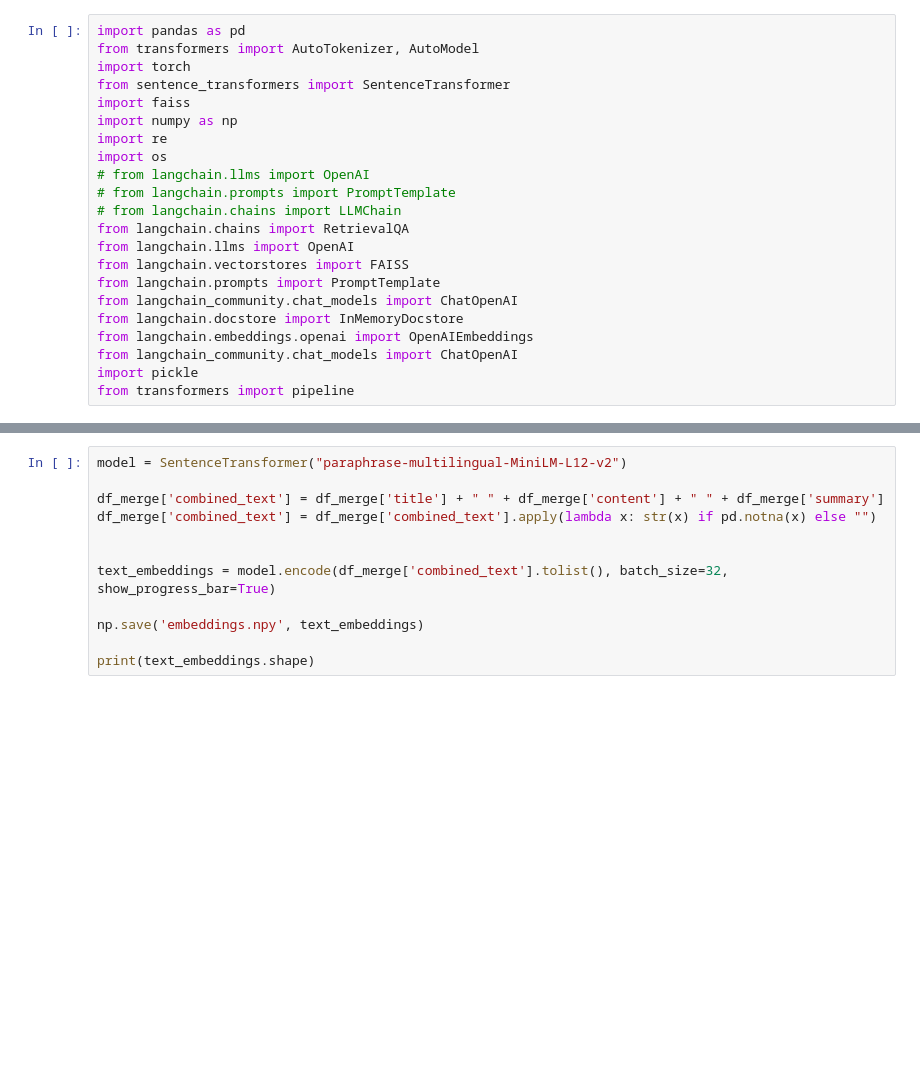
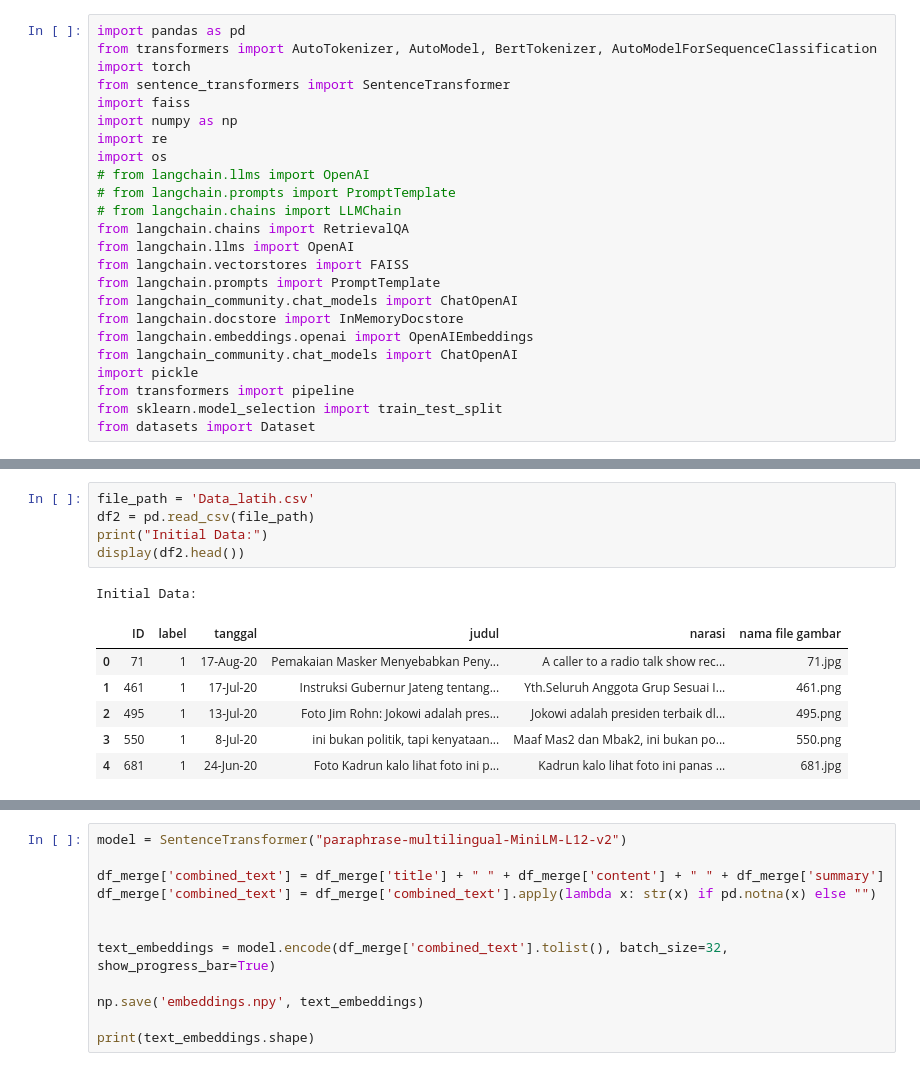
Before and after one commit to AdyatamaMH/Artificial-Intelligence, a Jupyter notebook: cleaned_data_AI/AINewsData.ipynb, the cells around one changed output, grey strips where cells are left out. Drawn from its saved outputs; the diff is of its cells as text; blank space fills up the shorter version.

```diff
--- a/cleaned_data_AI/AINewsData.ipynb
+++ b/cleaned_data_AI/AINewsData.ipynb
@@ -1,6 +1,6 @@
 # %%
 import pandas as pd
-from transformers import AutoTokenizer, AutoModel
+from transformers import AutoTokenizer, AutoModel, BertTokenizer, AutoModelForSequenceClassification
 import torch
 from sentence_transformers import SentenceTransformer
 import faiss
@@ -20,6 +20,8 @@ from langchain.embeddings.openai import OpenAIEmbeddings
 from langchain_community.chat_models import ChatOpenAI
 import pickle
 from transformers import pipeline
+from sklearn.model_selection import train_test_split
+from datasets import Dataset
 # %%
 file_path = 'data.csv'
 df = pd.read_csv(file_path)
@@ -33,3 +35,16 @@ Initial Data:
 | 2 | 85 | tempo | HNW Mendukung Jamaah Umroh First ... | https://statik.tempo.co/data/2023... | https://nasional.tempo.co/read/16... | INFO NASIONAL - Wakil Ketua MPR R... | 2023-03-04 06:18:04+00 | [0.00841488,-0.023665192,0.006762... | 2023-03-04 07:03:39.039332 | 2023-03-04 07:03:39.039332 | ... |
 | 3 | 86 | tempo | Tim Dokkes Polri Telah Terima 14 ... | https://statik.tempo.co/data/2023... | https://nasional.tempo.co/read/16... | TEMPO.CO, Jakarta - Tim Kedoktera... | 2023-03-04 06:44:10+00 | [-0.012671886,-0.0039057182,0.019... | 2023-03-04 07:03:39.039332 | 2023-03-04 07:03:39.039332 | ... |
 | 4 | 87 | tempo | Bamsoet Ajak Komunitas Otomotif K... | https://statik.tempo.co/data/2023... | https://nasional.tempo.co/read/16... | INFO NASIONAL - Ketua MPR RI seka... | 2023-03-04 06:38:57+00 | [-0.015486176,-0.0125719,-0.01228... | 2023-03-04 07:03:39.039332 | 2023-03-04 07:03:39.039332 | ... |
+# %%
+file_path = 'Data_latih.csv'
+df2 = pd.read_csv(file_path)
+print("Initial Data:")
+display(df2.head())
+# %% [output]
+Initial Data:
+|  | ID | label | tanggal | judul | narasi | nama file gambar |
+| 0 | 71 | 1 | 17-Aug-20 | Pemakaian Masker Menyebabkan Peny... | A caller to a radio talk show rec... | 71.jpg |
+| 1 | 461 | 1 | 17-Jul-20 | Instruksi Gubernur Jateng tentang... | Yth.Seluruh Anggota Grup Sesuai I... | 461.png |
+| 2 | 495 | 1 | 13-Jul-20 | Foto Jim Rohn: Jokowi adalah pres... | Jokowi adalah presiden terbaik dl... | 495.png |
+| 3 | 550 | 1 | 8-Jul-20 | ini bukan politik, tapi kenyataan... | Maaf Mas2 dan Mbak2, ini bukan po... | 550.png |
+| 4 | 681 | 1 | 24-Jun-20 | Foto Kadrun kalo lihat foto ini p... | Kadrun kalo lihat foto ini panas ... | 681.jpg |
```
Also changed, not shown: parts of 24 cells of this notebook, 4 other files.
